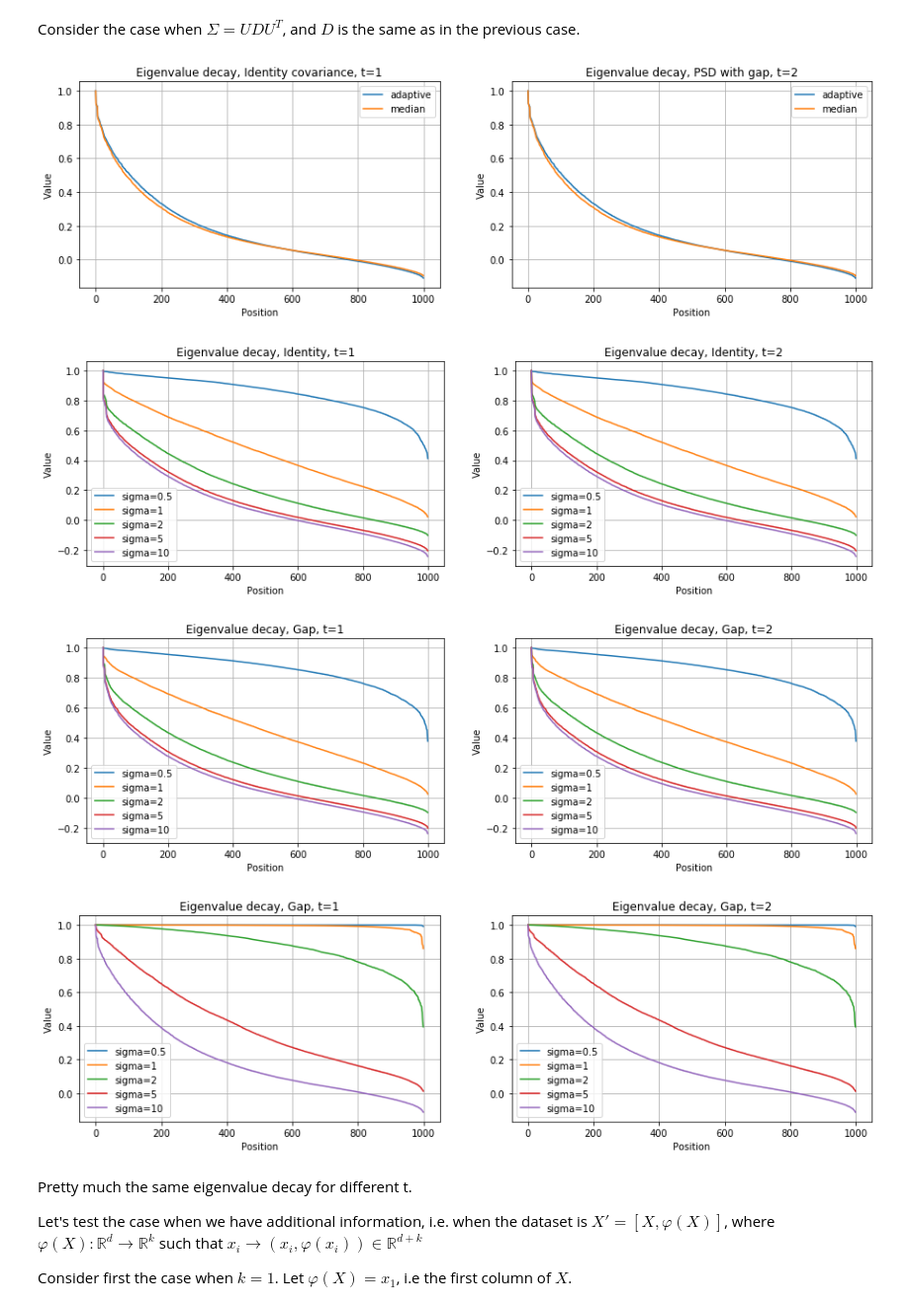
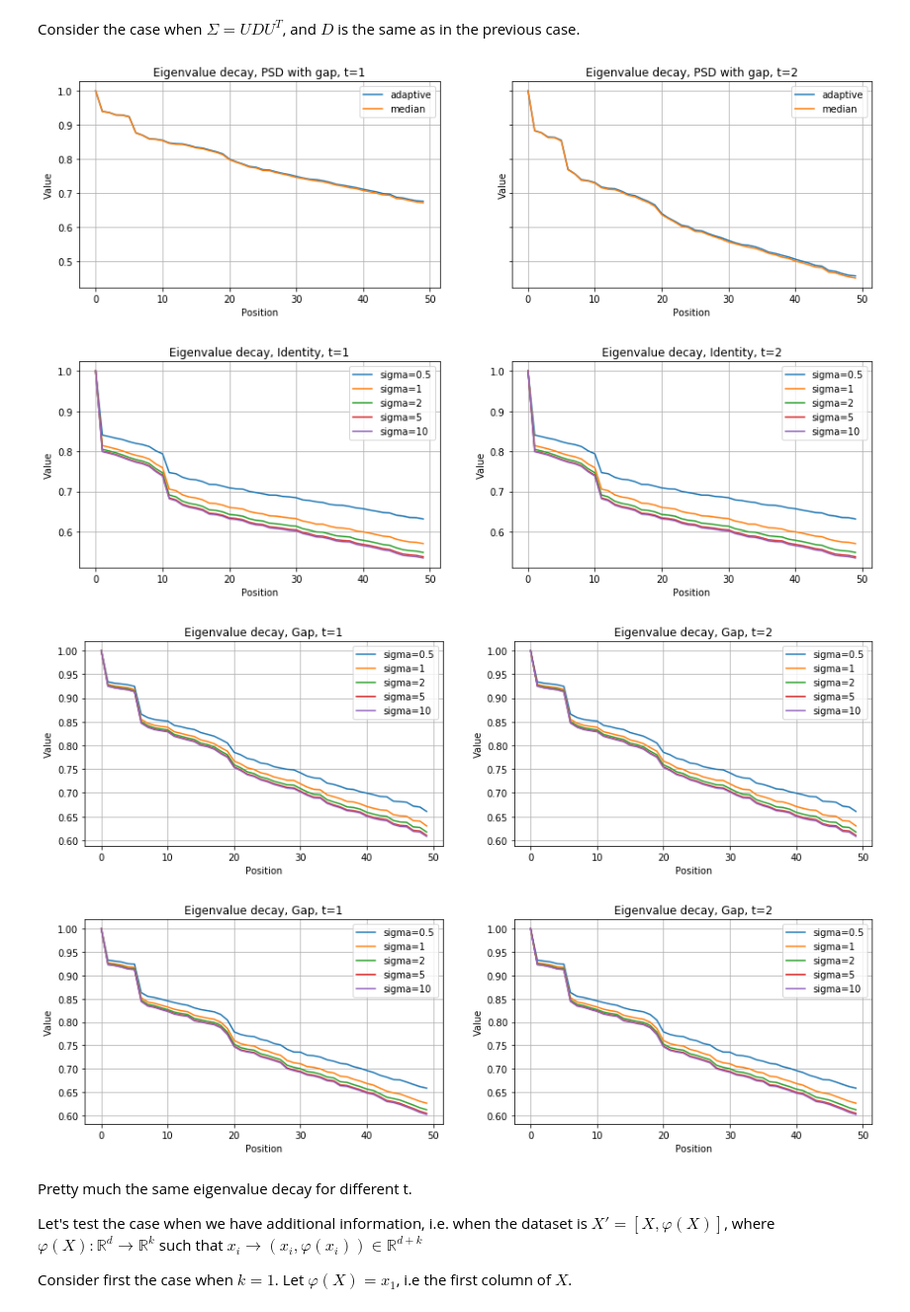
Before and after one commit to larsmus/Diffusion_Net, a Jupyter notebook: extension_experiments.ipynb, the cells around one changed output. Shown: that part at 99% size. Drawn from its saved outputs; the diff is of its cells as text; code cells hidden in the pictures.

Commit message:
compare normalized versions

```diff
--- a/extension_experiments.ipynb
+++ b/extension_experiments.ipynb
@@ -26,4 +28,4 @@ def generate_gaussian_data(N, d, s=np.ones(d), U=np.identity(d), normalize=True)
     return X
 # %%
 # generate data
-X_identity = generate_gaussian_data(N, d)
+X_identity = generate_gaussian_data(N, d, normalize=True)
@@ -50,28 +47,30 @@ plt.show()
 # %%
 # plot eigenvalues
 
-def inspect_eigenvalues(X_train, title, ts=[1,2], mod=None, show=True):
+def inspect_eigenvalues(X_train, title, ts=[1,2], mod=None, show=True, num_eig_plot=None):
     if len(ts) != 2:
         raise Exception(f"ts should be of length 2, but has {len(ts)} values. Can only compare two different values.")
     if mod is not None:
         X_train = modify_dataset(X_train, phi)
+    if num_eig_plot is None:
+        num_eig_plot = X_train.shape[0]
 
     dm_median_1, eig_median_1 = df.diffusion_map(X_train, sigma=0, t=ts[0])
     dm_adaptive_1, eig_adaptive_1 = df.diffusion_map(X_train, sigma="adaptive", t=ts[0])
     dm_median_2, eig_median_2 = df.diffusion_map(X_train, sigma=0, t=ts[1])
     dm_adaptive_2, eig_adaptive_2 = df.diffusion_map(X_train, sigma="adaptive", t=ts[1])
 
-    fig , [ax1, ax2] = plt.subplots(nrows=1, ncols=2, figsize=(15, 4))
-    ax1.plot(eig_adaptive_1["vals"][:50], label="adaptive")
-    ax1.plot(eig_median_1["vals"][:50], label="median")
+    fig , [ax1, ax2] = plt.subplots(nrows=1, ncols=2, figsize=(15, 4), sharey=True)
+    ax1.plot(eig_adaptive_1["vals"][:num_eig_plot]**ts[0], label="adaptive")
+    ax1.plot(eig_median_1["vals"][:num_eig_plot]**ts[0], label="median")
     ax1.set_title(f"Eigenvalue decay, {title}, t={ts[0]}")
     ax1.set_ylabel("Value")
     ax1.set_xlabel("Position")
     ax1.legend()
     ax1.grid()
 
-    ax2.plot(eig_adaptive_2["vals"], label="adaptive")
-    ax2.plot(eig_median_2["vals"], label="median")
+    ax2.plot(eig_adaptive_2["vals"][:num_eig_plot]**ts[1], label="adaptive")
+    ax2.plot(eig_median_2["vals"][:num_eig_plot]**ts[1], label="median")
     ax2.set_title(f"Eigenvalue decay, {title}, t={ts[1]}")
     ax2.set_ylabel("Value")
     ax2.set_xlabel("Position")
@@ -79,16 +78,19 @@ def inspect_eigenvalues(X_train, title, ts=[1,2], mod=None, show=True):
     ax2.grid()
     if show:
         plt.show()
-    return {"plot": (fig, (ax1, ax2)), "eigenvalues": [eig_adaptive["vals"], eig_median["vals"]] }
+    return (fig, (ax1, ax2))
 
 
-def inspect_eigenvalues_for_sigmarange(X_train, sigmas, ts=[1, 2], title="", show=True):
+def inspect_eigenvalues_for_sigmarange(X_train, sigmas, ts=[1, 2], title="", show=True, num_eig_plot=None):
     if len(ts) != 2:
         raise Exception(f"ts should be of length 2, but has {len(ts)} values. Can only compare two different values.")
+    if num_eig_plot is None:
+        num_eig_plot = X_train.shape[0]
+
     fig , [ax1, ax2] = plt.subplots(nrows=1, ncols=2, figsize=(15, 4))
     for sigma in sigmas:
         df_1, eig_1 = df.diffusion_map(X_train, sigma=sigma, t=ts[0])
-        ax1.plot(eig_1["vals"], label=f"sigma={sigma}")
+        ax1.plot(eig_1["vals"][:num_eig_plot], label=f"sigma={sigma}")
         ax1.set_title(f"Eigenvalue decay, {title}, t={ts[0]}")
         ax1.set_ylabel("Value")
         ax1.set_xlabel("Position")
@@ -96,7 +98,7 @@ def inspect_eigenvalues_for_sigmarange(X_train, sigmas, ts=[1, 2], title="", sho
         ax1.grid()
 
         df_2, eig_2 = df.diffusion_map(X_train, sigma=sigma, t=ts[1])
-        ax2.plot(eig_2["vals"], label=f"sigma={sigma}")
+        ax2.plot(eig_2["vals"][:num_eig_plot], label=f"sigma={sigma}")
         ax2.set_title(f"Eigenvalue decay, {title}, t={ts[1]}")
         ax2.set_ylabel("Value")
         ax2.set_xlabel("Position")
@@ -120,5 +122,5 @@ axes_identity = inspect_eigenvalues(X_identity, "Identity")
 Now consider the case when the covariance matrix is diagonal with a gap between the values.
 # %%
 singular_gap = np.concatenate((20*np.ones(int(d/2)), 0.*np.ones(int(d/2))))
-X_gap = generate_gaussian_data(N, d, s=singular_gap)
+X_gap = generate_gaussian_data(N, d, s=singular_gap, normalize=True)
 # %%
@@ -129,19 +131,19 @@ axes_gap = inspect_eigenvalues(X_gap, "Identity gap")
 Consider the case when $\Sigma = U D U^T$, and $D$ is the same as in the previous case.
 # %%
 U = ortho_group.rvs(d)
-X_decomp_gap = generate_gaussian_data(N, d, U=U, s=singular_gap)
-axes_psd = inspect_eigenvalues(X_decomp_gap, "PSD with gap")
+X_decomp_gap = generate_gaussian_data(N, d, U=U, s=singular_gap, normalize=True)
+axes_psd = inspect_eigenvalues(X_decomp_gap, "PSD with gap", num_eig_plot=50)
 # %% [output]
-[figure, old version]
+[figure, new version]
 # %%
 sigmas = [0.5, 1, 2, 5, 10]
-axes_variable = inspect_eigenvalues_for_sigmarange(X_identity, sigmas, ts = [1, 2], title="Identity")
-axes_variable = inspect_eigenvalues_for_sigmarange(X_gap, sigmas, ts = [1, 2], title="Gap")
-axes_variable = inspect_eigenvalues_for_sigmarange(X_decomp_gap, sigmas, ts = [1, 2], title="Gap")
+axes_variable = inspect_eigenvalues_for_sigmarange(X_identity, sigmas, ts = [1, 2], title="Identity", num_eig_plot=50)
+axes_variable = inspect_eigenvalues_for_sigmarange(X_gap, sigmas, ts = [1, 2], title="Gap", num_eig_plot=50)
+axes_variable = inspect_eigenvalues_for_sigmarange(X_decomp_gap, sigmas, ts = [1, 2], title="Gap", num_eig_plot=50)
 # %% [output]
-[figure, old version]
+[figure, new version]
-[figure, old version]
+[figure, new version]
-[figure, old version]
+[figure, new version]
 # %% [markdown]
 Pretty much the same eigenvalue decay for different t.
 
```
Also changed, not shown: parts of 9 cells of this notebook.
